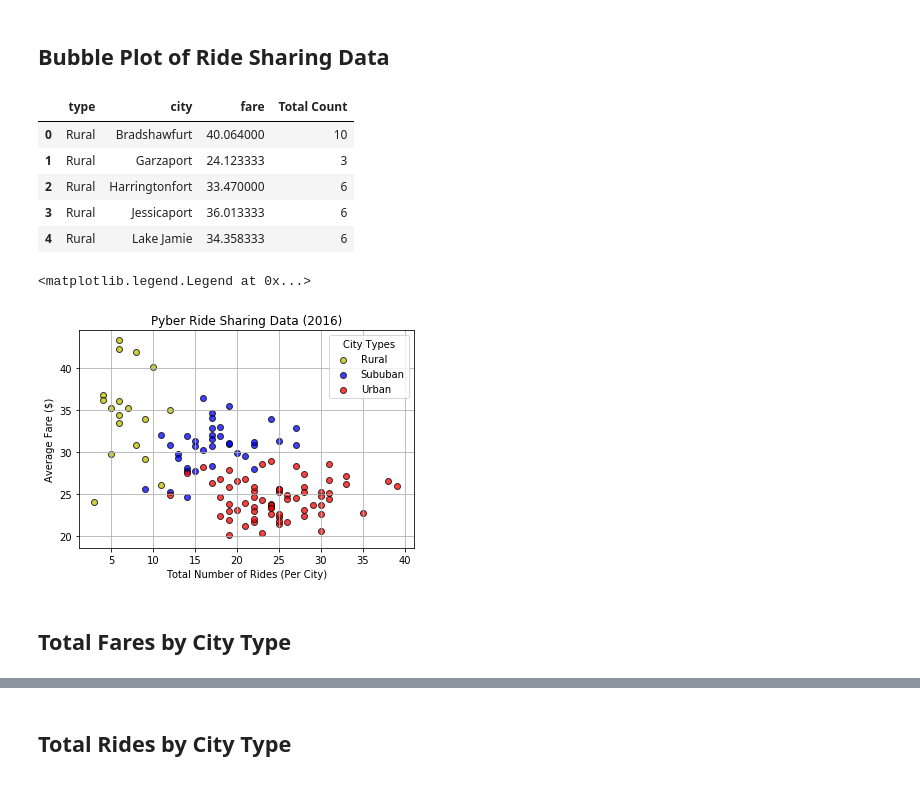
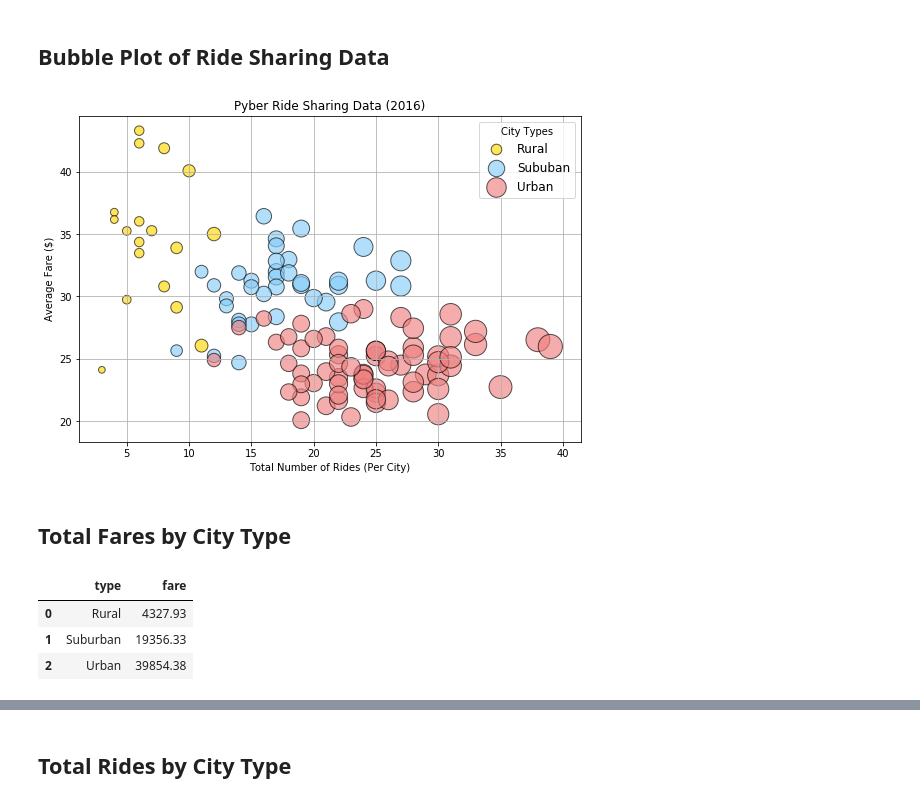
Before and after one commit to dodco2646/Matplotlib_HW, a Jupyter notebook: Pyber/pyber_starter.ipynb, the cells around one changed output, grey strips where cells are left out. Saved outputs shown, nothing was run; the diff lists cells and outputs as text; code cells hidden in the pictures.

```diff
--- a/Pyber/pyber_starter.ipynb
+++ b/Pyber/pyber_starter.ipynb
@@ -25,53 +26,47 @@ combined_df.head()
 | 4 | South Jack | 2018-03-06 04:28:35 | 34.58 | 3908451377344 | 46 | Urban |
 # %% [markdown]
 ## Bubble Plot of Ride Sharing Data
-# %%
-gb_rides_df = combined_df.groupby(['type','city'])
-
-test_df = pd.DataFrame(gb_rides_df['fare'].mean())
-test_df['Total Count'] = gb_rides_df['ride_id'].count()
-test_df2 = test_df.reset_index()
-test_df2.head()
-# %% [output]
-|  | type | city | fare | Total Count |
-| 0 | Rural | Bradshawfurt | 40.064000 | 10 |
-| 1 | Rural | Garzaport | 24.123333 | 3 |
-| 2 | Rural | Harringtonfort | 33.470000 | 6 |
-| 3 | Rural | Jessicaport | 36.013333 | 6 |
-| 4 | Rural | Lake Jamie | 34.358333 | 6 |
 # %%
 # Obtain the x and y coordinates for each of the three city types
+gb_rides_df = combined_df.groupby(['type','city'])
+
+test_df = pd.DataFrame(gb_rides_df['fare'].mean())
+test_df['Total Count'] = gb_rides_df['ride_id'].count()
+test_df2 = test_df.reset_index()
+
 x_coord_Rural = test_df2.loc[(test_df2['type']=='Rural'),'Total Count']
 y_coord_Rural = test_df2.loc[(test_df2['type']=='Rural'),'fare']
 x_coord_Sub = test_df2.loc[(test_df2['type']=='Suburban'),'Total Count']
 y_coord_Sub = test_df2.loc[(test_df2['type']=='Suburban'),'fare']
 
 x_coord_Urban = test_df2.loc[(test_df2['type']=='Urban'),'Total Count']
 y_coord_Urban = test_df2.loc[(test_df2['type']=='Urban'),'fare']
 
 # Build the scatter plots for each city types
-alpha = .75
-plt.scatter(x_coord_Rural,y_coord_Rural, label='Rural',marker="o",color='y',edgecolors="black",alpha= alpha)
-plt.scatter(x_coord_Sub,y_coord_Sub, label='Sububan',marker="o",color='b', edgecolors="black",alpha= alpha)
-plt.scatter(x_coord_Urban,y_coord_Urban, label='Urban',marker="o",color='r', edgecolors="black",alpha= alpha)
+alpha = .65
+plt.figure(figsize=(9,6))
+plt.scatter(x_coord_Rural,y_coord_Rural, label='Rural',marker="o",color='gold',edgecolors="black",alpha= alpha,s = (x_coord_Rural*15))
+plt.scatter(x_coord_Sub,y_coord_Sub, label='Sububan',marker="o",color='lightskyblue', edgecolors="black",alpha= alpha, s = (x_coord_Sub*15))
+plt.scatter(x_coord_Urban,y_coord_Urban, label='Urban',marker="o",color='lightcoral', edgecolors="black",alpha= alpha, s = (x_coord_Urban*15))
 
 # Incorporate the other graph properties
 # plt.xlim(0,45)
 # plt.ylim(0,45)
 plt.title("Pyber Ride Sharing Data (2016)")
 plt.xlabel("Total Number of Rides (Per City)")
 plt.ylabel("Average Fare ($)")
 plt.grid()
 # Create a legend
-plt.legend(title="City Types", loc="best")
+plt.legend(title="City Types", loc="best", fontsize="large")
 
 # Incorporate a text label regarding circle size
 
+
 # Save Figure
-
+plt.savefig("Pyber_Ride_Sharing_Scatter_Plot")
 # Show plot
+plt.show()
 # %% [output]
-<matplotlib.legend.Legend at 0x...>
-[figure, old version]
+[figure, new version]
 # %% [markdown]
 ## Total Fares by City Type
@@ -86,0 +73,13 @@ plt.show()
+# %%
+# Calculate Type Percents
+TF_by_city = pd.DataFrame(gb_rides_df['fare'].sum())
+TF_by_city_reset = TF_by_city.reset_index()
+TF_group_by = TF_by_city_reset.groupby(['type'])
+TF_GB_type_df = pd.DataFrame(TF_group_by['fare'].sum())
+TF_GB_type_df_reset = TF_GB_type_df.reset_index()
+TF_GB_type_df_reset
+# %% [output]
+|  | type | fare |
+| 0 | Rural | 4327.93 |
+| 1 | Suburban | 19356.33 |
+| 2 | Urban | 39854.38 |
```
Also changed, not shown: parts of 10 cells of this notebook, 3 other files.
